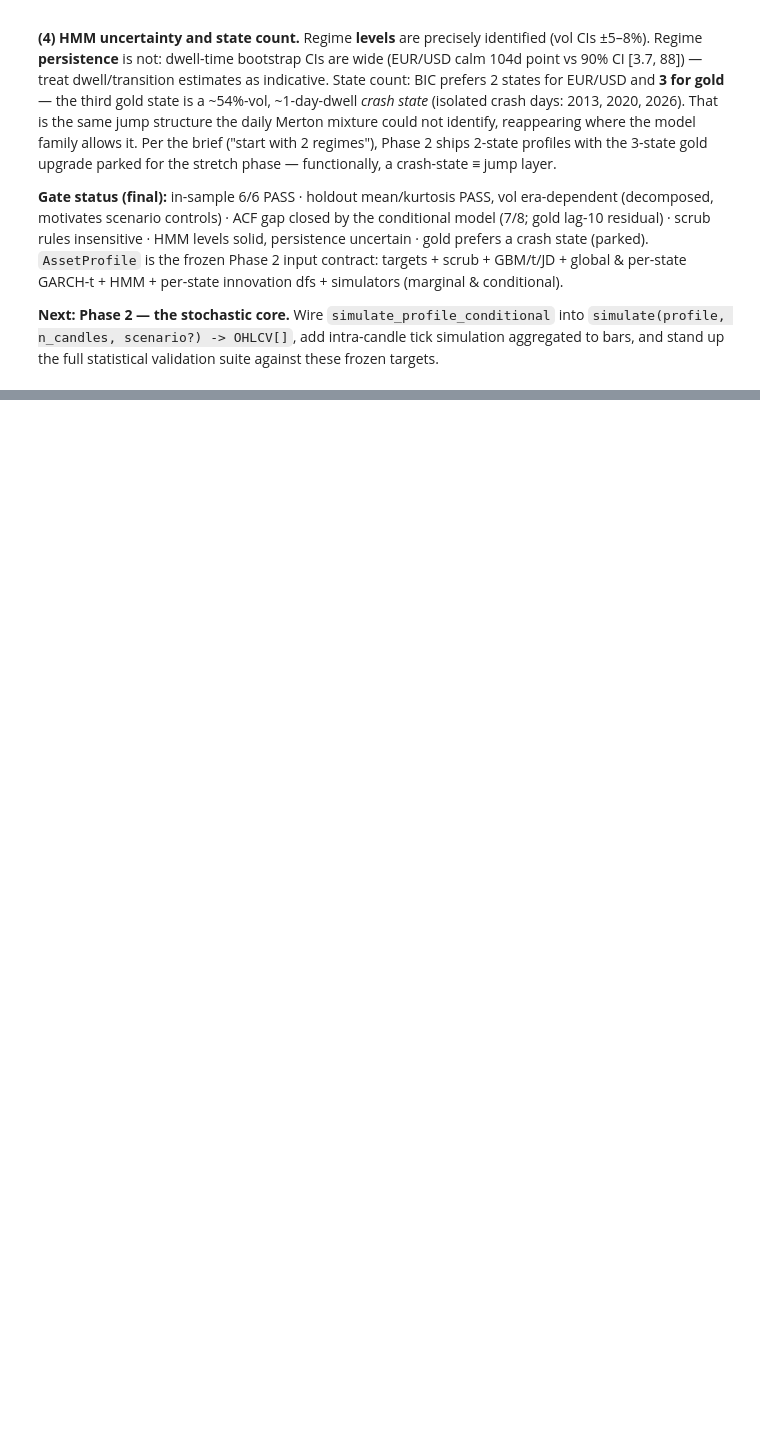
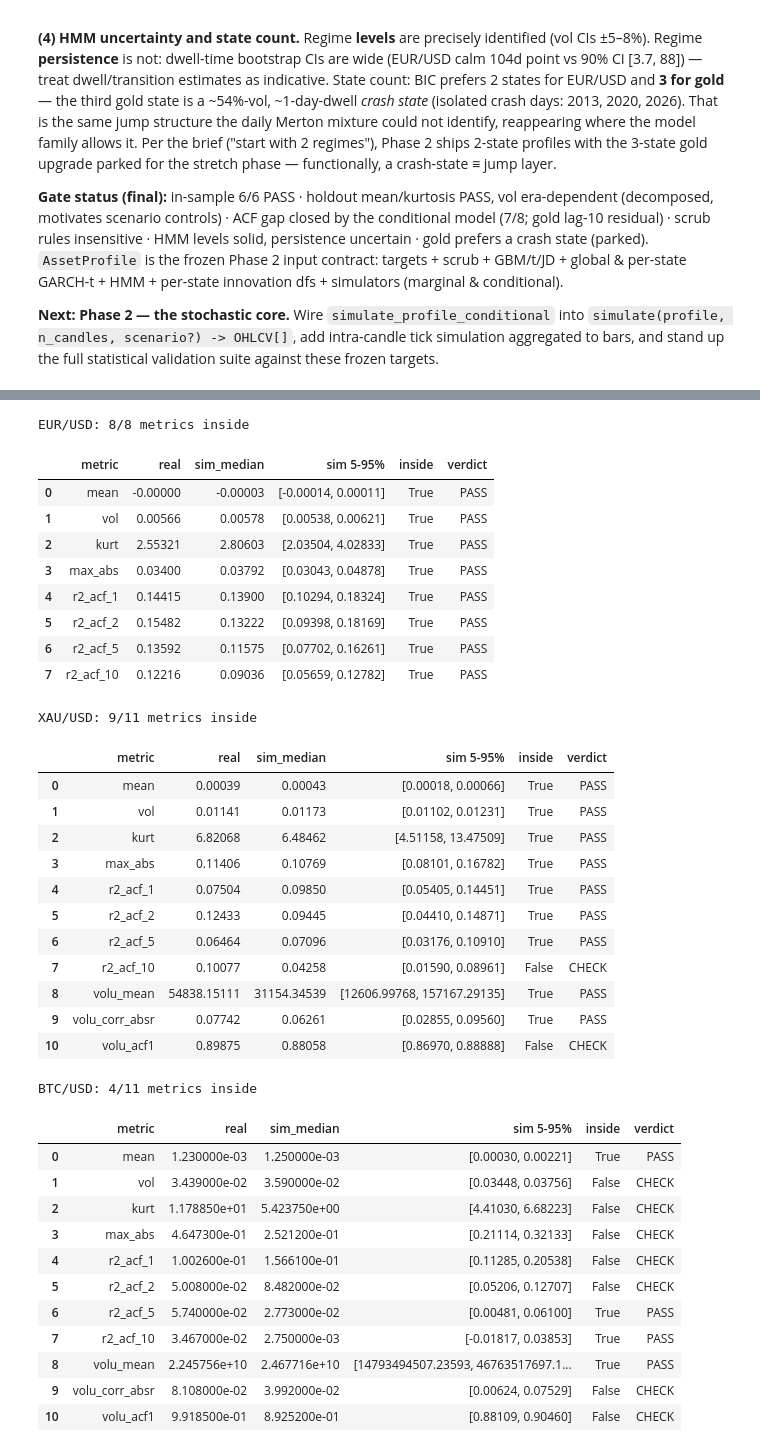
Before and after one commit to sebastiansalles/Synthetic-Market-Generator, a Jupyter notebook: notebooks/01_calibration.ipynb, the cells around one changed output, grey strips where cells are left out. Drawn from its saved outputs; the diff is of its cells as text; code cells hidden in the pictures; blank space fills up the shorter version.

```diff
--- a/notebooks/01_calibration.ipynb
+++ b/notebooks/01_calibration.ipynb
@@ -695,0 +772,45 @@ XAU/USD  (degenerate refits: 0%)
+# %%
+# Phase 2 gate: the validation suite (150 seeded sims per asset)
+for name in profiles:
+    df_real = daily[name] if name in daily else btc_d
+    suite = validation_suite(profiles[name], df_real, n_sims=150, seed=101)
+    n_in = int(suite["inside"].sum())
+    print(f"{name}: {n_in}/{len(suite)} metrics inside")
+    display(suite)
+# %% [output]
+EUR/USD: 8/8 metrics inside
+|  | metric | real | sim_median | sim 5-95% | inside | verdict |
+| 0 | mean | -0.00000 | -0.00003 | [-0.00014, 0.00011] | True | PASS |
+| 1 | vol | 0.00566 | 0.00578 | [0.00538, 0.00621] | True | PASS |
+| 2 | kurt | 2.55321 | 2.80603 | [2.03504, 4.02833] | True | PASS |
+| 3 | max_abs | 0.03400 | 0.03792 | [0.03043, 0.04878] | True | PASS |
+| 4 | r2_acf_1 | 0.14415 | 0.13900 | [0.10294, 0.18324] | True | PASS |
+| 5 | r2_acf_2 | 0.15482 | 0.13222 | [0.09398, 0.18169] | True | PASS |
+| 6 | r2_acf_5 | 0.13592 | 0.11575 | [0.07702, 0.16261] | True | PASS |
+| 7 | r2_acf_10 | 0.12216 | 0.09036 | [0.05659, 0.12782] | True | PASS |
+XAU/USD: 9/11 metrics inside
+|  | metric | real | sim_median | sim 5-95% | inside | verdict |
+| 0 | mean | 0.00039 | 0.00043 | [0.00018, 0.00066] | True | PASS |
+| 1 | vol | 0.01141 | 0.01173 | [0.01102, 0.01231] | True | PASS |
+| 2 | kurt | 6.82068 | 6.48462 | [4.51158, 13.47509] | True | PASS |
+| 3 | max_abs | 0.11406 | 0.10769 | [0.08101, 0.16782] | True | PASS |
+| 4 | r2_acf_1 | 0.07504 | 0.09850 | [0.05405, 0.14451] | True | PASS |
+| 5 | r2_acf_2 | 0.12433 | 0.09445 | [0.04410, 0.14871] | True | PASS |
+| 6 | r2_acf_5 | 0.06464 | 0.07096 | [0.03176, 0.10910] | True | PASS |
+| 7 | r2_acf_10 | 0.10077 | 0.04258 | [0.01590, 0.08961] | False | CHECK |
+| 8 | volu_mean | 54838.15111 | 31154.34539 | [12606.99768, 157167.29135] | True | PASS |
+| 9 | volu_corr_absr | 0.07742 | 0.06261 | [0.02855, 0.09560] | True | PASS |
+| 10 | volu_acf1 | 0.89875 | 0.88058 | [0.86970, 0.88888] | False | CHECK |
+BTC/USD: 4/11 metrics inside
+|  | metric | real | sim_median | sim 5-95% | inside | verdict |
+| 0 | mean | 1.230000e-03 | 1.250000e-03 | [0.00030, 0.00221] | True | PASS |
+| 1 | vol | 3.439000e-02 | 3.590000e-02 | [0.03448, 0.03756] | False | CHECK |
+| 2 | kurt | 1.178850e+01 | 5.423750e+00 | [4.41030, 6.68223] | False | CHECK |
+| 3 | max_abs | 4.647300e-01 | 2.521200e-01 | [0.21114, 0.32133] | False | CHECK |
+| 4 | r2_acf_1 | 1.002600e-01 | 1.566100e-01 | [0.11285, 0.20538] | False | CHECK |
+| 5 | r2_acf_2 | 5.008000e-02 | 8.482000e-02 | [0.05206, 0.12707] | False | CHECK |
+| 6 | r2_acf_5 | 5.740000e-02 | 2.773000e-02 | [0.00481, 0.06100] | True | PASS |
+| 7 | r2_acf_10 | 3.467000e-02 | 2.750000e-03 | [-0.01817, 0.03853] | True | PASS |
+| 8 | volu_mean | 2.245756e+10 | 2.467716e+10 | [14793494507.23593, 46763517697.1... | True | PASS |
+| 9 | volu_corr_absr | 8.108000e-02 | 3.992000e-02 | [0.00624, 0.07529] | False | CHECK |
+| 10 | volu_acf1 | 9.918500e-01 | 8.925200e-01 | [0.88109, 0.90460] | False | CHECK |
```
Also changed, not shown: parts of 8 cells of this notebook, 9 other files.
